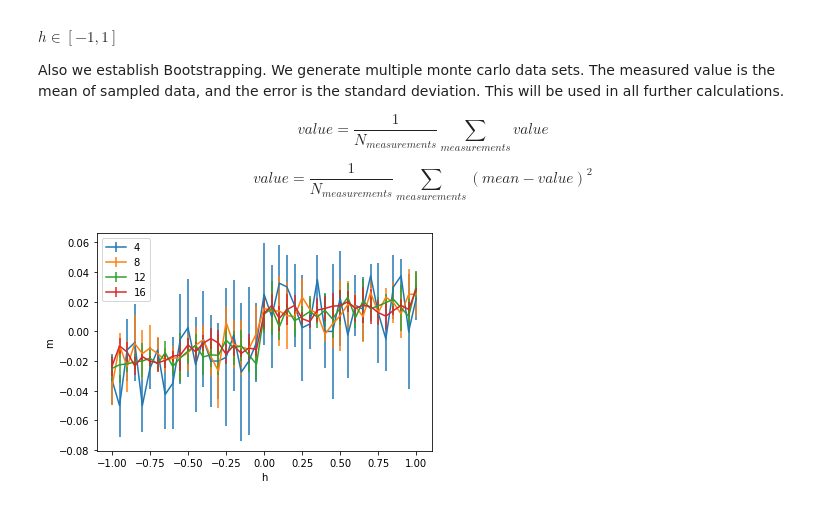
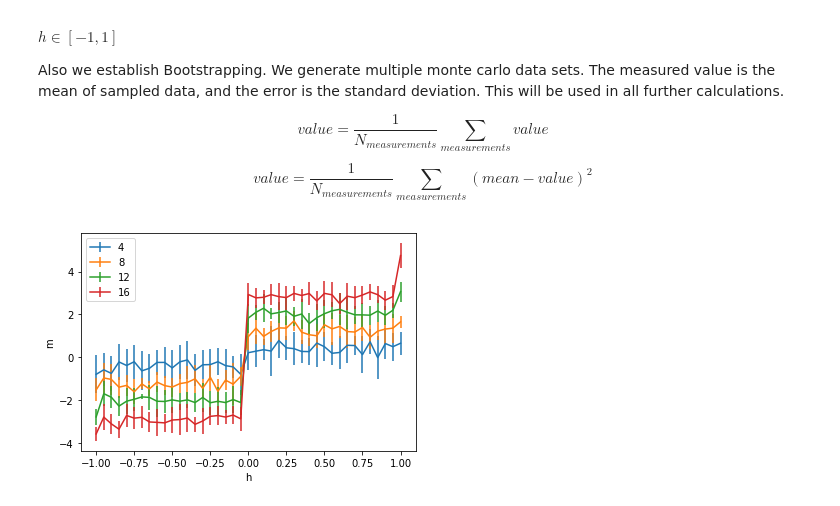
Before and after one commit to Trico94/physics760_Martin, a Jupyter notebook: Exercise 2/exercise2.ipynb, the cells around one changed output. Cells and saved outputs as stored; diff of their text form; code cells hidden in the pictures.

Commit message:
did some more work, now the first image looks kind of nice

```diff
--- a/Exercise 2/exercise2.ipynb
+++ b/Exercise 2/exercise2.ipynb
@@ -109,17 +119,6 @@ The magnitization can be expresses as the sum of all spins:
-# %%
-#
-def all_configurations(length):
-    all_configurations=0
-    for i in range(len(arrays)):
-        for j in range(length):
-            for k in range(length):
-                print(arrays)
-    return(0)
-
-def magnetization_smart(spin_array):
-    return (spin_array.sum()/(len(spin_array[0])*len(spin_array[0])))
-
-#all_configurations(2)
+# %%
+def magnetization_smart(spin_array):
+    return (spin_array.sum()/(len(spin_array[0])))
 # %% [markdown]
 #Todo Format this better with markdown. The desired Format is in Lecture 3 Slide 55
 
@@ -149,12 +148,11 @@ def sweep(spin_array, j, h, t):
     # If we reach borders, we return on the other side of the problem.
     # Negative index (-1) ends up at the end of array
     # End of array needs to be taken care of
-    # i = l = -1
     i = l = -1
-    if x + i == 0:
-        i = len(spin_array) - 2
-    if y + l == 0:
-        l = len(spin_array) - 2
+    if x == len(spin_array[0]) - 1:
+        x = len(spin_array[0]) - 2
+    if y == len(spin_array[0]) - 1:
+        y = len(spin_array[0]) - 2
     #print(x, y)
 
     #Calculate Energy prior to flip
@@ -234,32 +245,28 @@ Also we establish Bootstrapping. We generate multiple monte carlo data sets. The
 # %%
 def plot_m_h_dependency(j, t, repeats, averaging):
 
     #The N-Values that are going to be used
     N_array=[4, 8, 12, 16]
-    spin_array_array=[]
-    for i in N_array:
-        spin_array_array=spin_array_array+[gen_spin_array(i)]
-    #We will have all values from -1 to 1 in a 0.05 intervall
     h_array=np.arange(-1, 1.01, 0.05)
     m_array=np.zeros(len(h_array)*len(N_array)).reshape(len(N_array), len(h_array))
     m_array_error=np.zeros(len(h_array)*len(N_array)).reshape(len(N_array), len(h_array))
     m_array_temp=np.zeros(averaging)
 
     #loop over all possible N values ([4, 8, 12, 16])
     for k in range(len(N_array)):
         #loop over all possible h values
         for i in range(len(h_array)):
             for d in range(averaging):
-                m_array_temp[d], a = mc_estimate(spin_array_array[k], j, h_array[i], t, repeats)
+                m_array_temp[d], a = mc_estimate(gen_spin_array(N_array[k]), j, h_array[i], t, repeats)
             m_array[k][i]=np.average(m_array_temp)
             m_array_error[k][i]=np.std(m_array_temp)
     for k in range(len(N_array)):
         plt.errorbar(h_array, m_array[k], yerr=m_array_error[k], label=N_array[k])
     plt.xlabel("h")
     plt.ylabel("m")
     plt.legend(loc="best")
     plt.savefig("plot_mean_energy.png")
 
-plot_m_h_dependency(0.5, 0.5, 10, 5)
+plot_m_h_dependency(0.5, 0.5, 20, 10)
 # %% [output]
-[figure, old version]
+[figure, new version]
```
Also changed, not shown: parts of 17 cells of this notebook.
